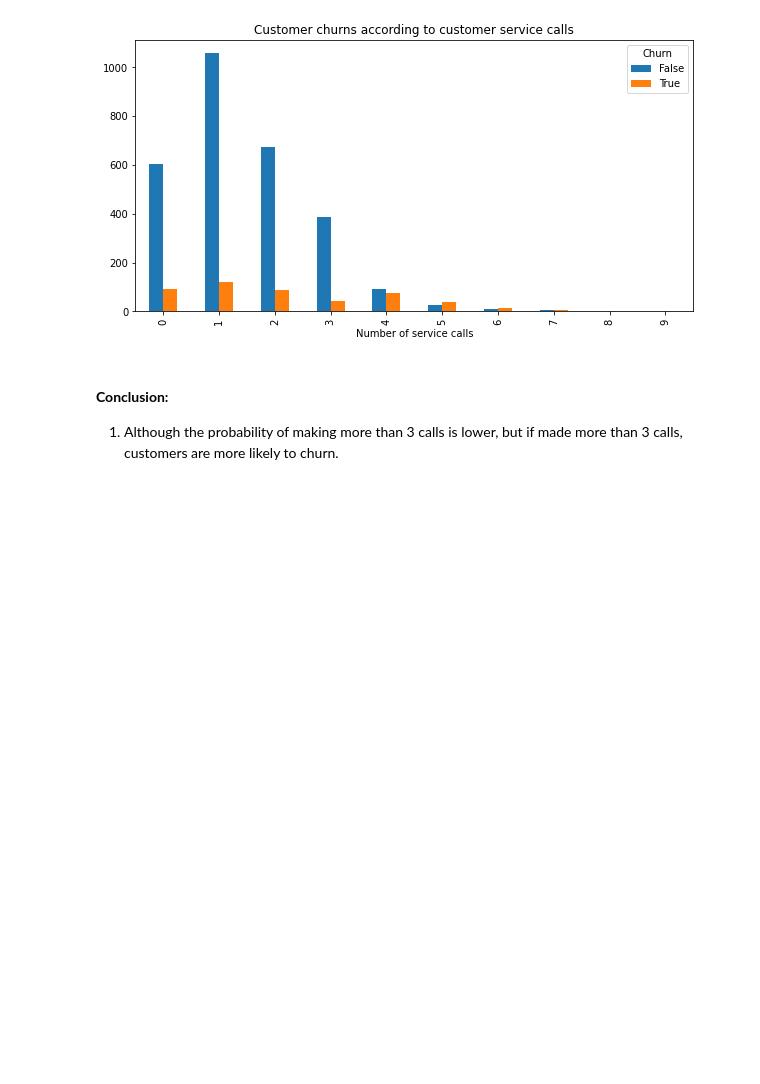
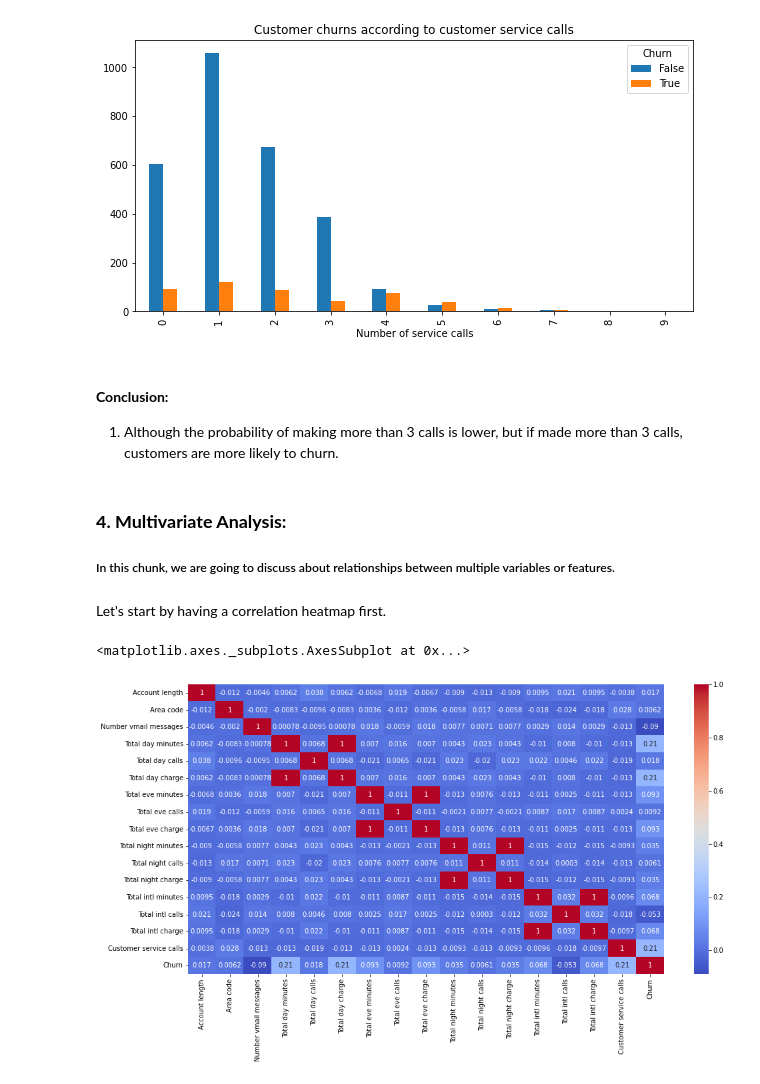
Before and after one commit to Subhajit53/Teleom-Churn-Analysis, a Jupyter notebook: Telecom_Churn_Analysis_Capstone_Project.ipynb, the cells around one changed output. Saved outputs shown, nothing was run; the diff lists cells and outputs as text; code cells hidden in the pictures; blank space fills up the shorter version.

```diff
--- a/Telecom_Churn_Analysis_Capstone_Project.ipynb
+++ b/Telecom_Churn_Analysis_Capstone_Project.ipynb
@@ -603,3 +610,15 @@ Text(0.5, 0, 'Number of service calls')
 # %% [markdown]
 #### <b> Conclusion: </b>
 1. Although the probability of making more than 3 calls is lower, but if made more than 3 calls, customers are more likely to churn.
+# %% [markdown]
+### <b>4. Multivariate Analysis: </b>
+##### In this chunk, we are going to discuss about relationships between multiple variables or features.
+# %% [markdown]
+Let's start by having a correlation heatmap first.
+# %%
+plt.figure(figsize = (16,8))
+corrmat = telecom_df.corr()
+sns.heatmap(corrmat, annot = True, cmap = 'coolwarm')
+# %% [output]
+<matplotlib.axes._subplots.AxesSubplot at 0x...>
+[figure, added]
```
Also changed, not shown: parts of 13 cells of this notebook.
